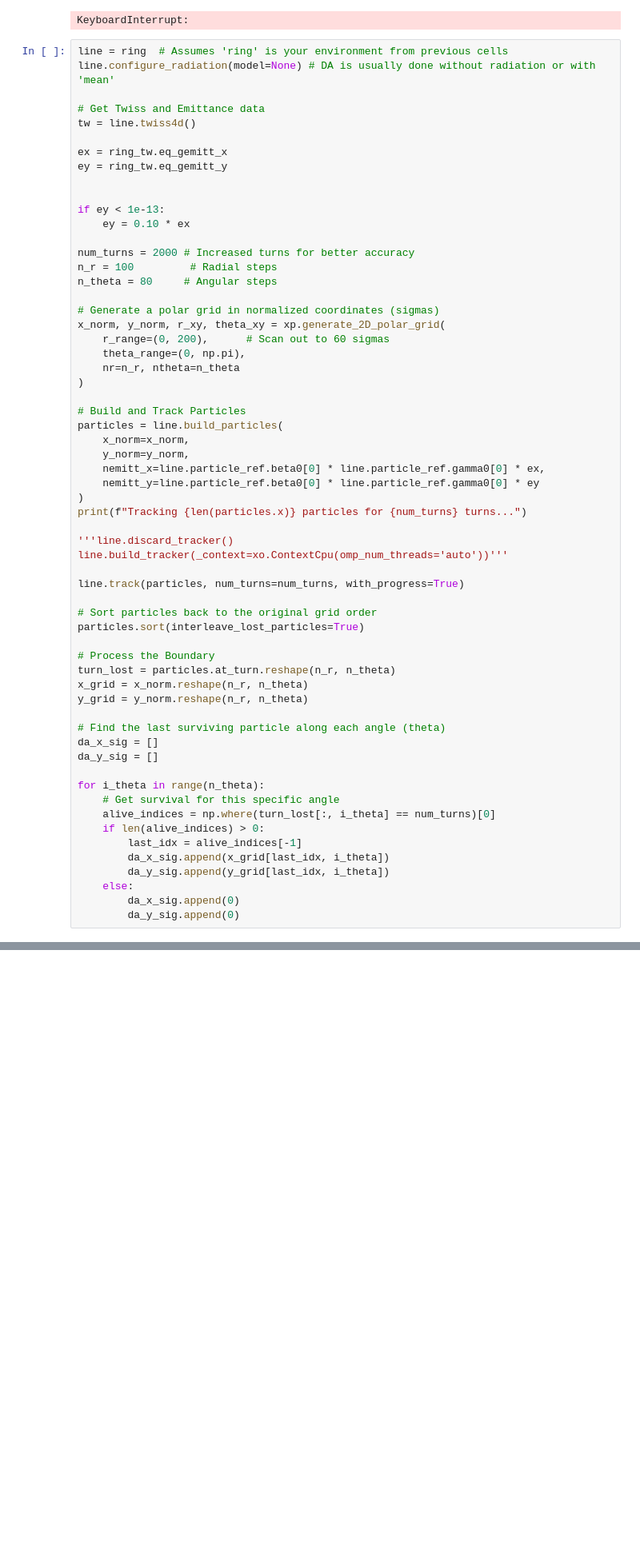
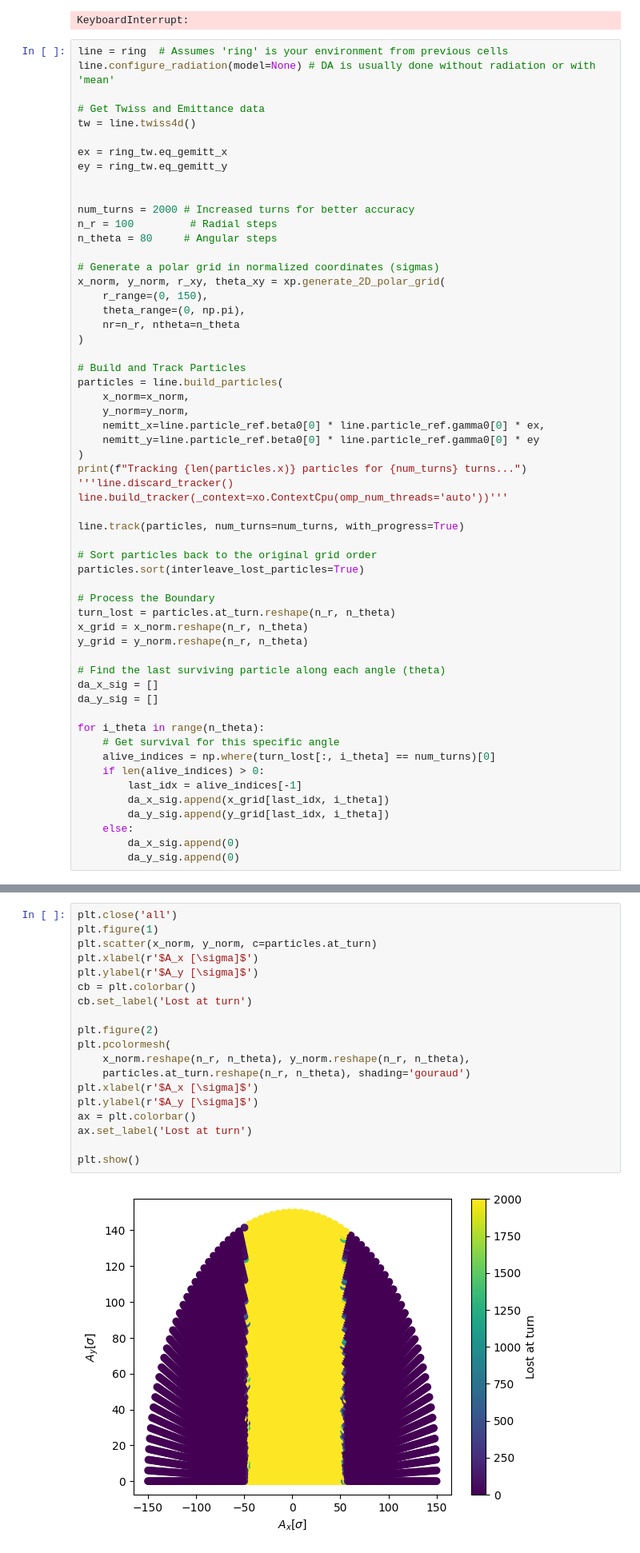
Before and after one commit to Maddie-jpg/polarizer-ring-studies, a Jupyter notebook: sextupole positioning workflow_design2.ipynb, the cells around one changed output, grey strips where cells are left out. Shown at 80% size. Saved outputs shown, nothing was run; the diff lists cells and outputs as text; blank space fills up the shorter version.

```diff
--- a/sextupole positioning workflow_design2.ipynb
+++ b/sextupole positioning workflow_design2.ipynb
@@ -470,16 +473,13 @@ ex = ring_tw.eq_gemitt_x
 ey = ring_tw.eq_gemitt_y
 
 
-if ey < 1e-13:
-    ey = 0.10 * ex
-
 num_turns = 2000 # Increased turns for better accuracy
 n_r = 100         # Radial steps
 n_theta = 80     # Angular steps
 
 # Generate a polar grid in normalized coordinates (sigmas)
 x_norm, y_norm, r_xy, theta_xy = xp.generate_2D_polar_grid(
-    r_range=(0, 200),      # Scan out to 60 sigmas
+    r_range=(0, 150),
     theta_range=(0, np.pi),
     nr=n_r, ntheta=n_theta
 )
@@ -492,7 +492,6 @@ particles = line.build_particles(
     nemitt_y=line.particle_ref.beta0[0] * line.particle_ref.gamma0[0] * ey
 )
 print(f"Tracking {len(particles.x)} particles for {num_turns} turns...")
-
 '''line.discard_tracker()
 line.build_tracker(_context=xo.ContextCpu(omp_num_threads='auto'))'''
 
@@ -548,0 +524,21 @@ plt.savefig('DA_plot_rad_mean.png')
+# %%
+plt.close('all')
+plt.figure(1)
+plt.scatter(x_norm, y_norm, c=particles.at_turn)
+plt.xlabel(r'$A_x [\sigma]$')
+plt.ylabel(r'$A_y [\sigma]$')
+cb = plt.colorbar()
+cb.set_label('Lost at turn')
+
+plt.figure(2)
+plt.pcolormesh(
+    x_norm.reshape(n_r, n_theta), y_norm.reshape(n_r, n_theta),
+    particles.at_turn.reshape(n_r, n_theta), shading='gouraud')
+plt.xlabel(r'$A_x [\sigma]$')
+plt.ylabel(r'$A_y [\sigma]$')
+ax = plt.colorbar()
+ax.set_label('Lost at turn')
+
+plt.show()
+# %% [output]
+[figure, added]
```
Also changed, not shown: parts of 6 cells of this notebook, 1 other file.
